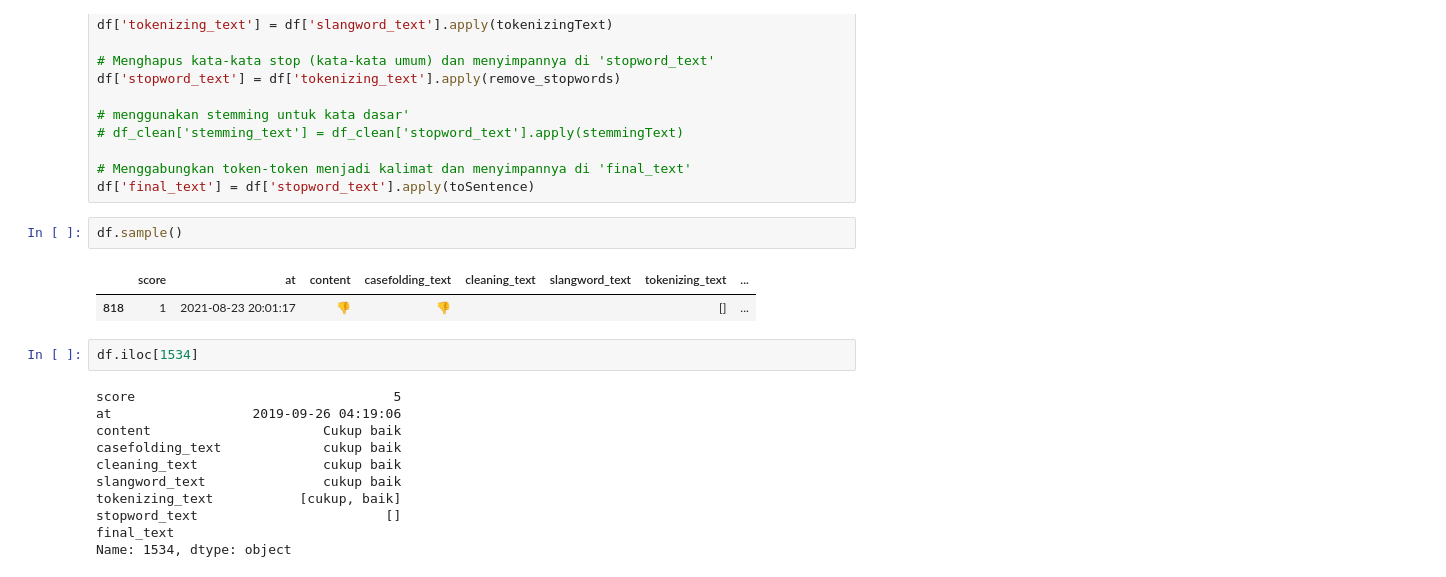
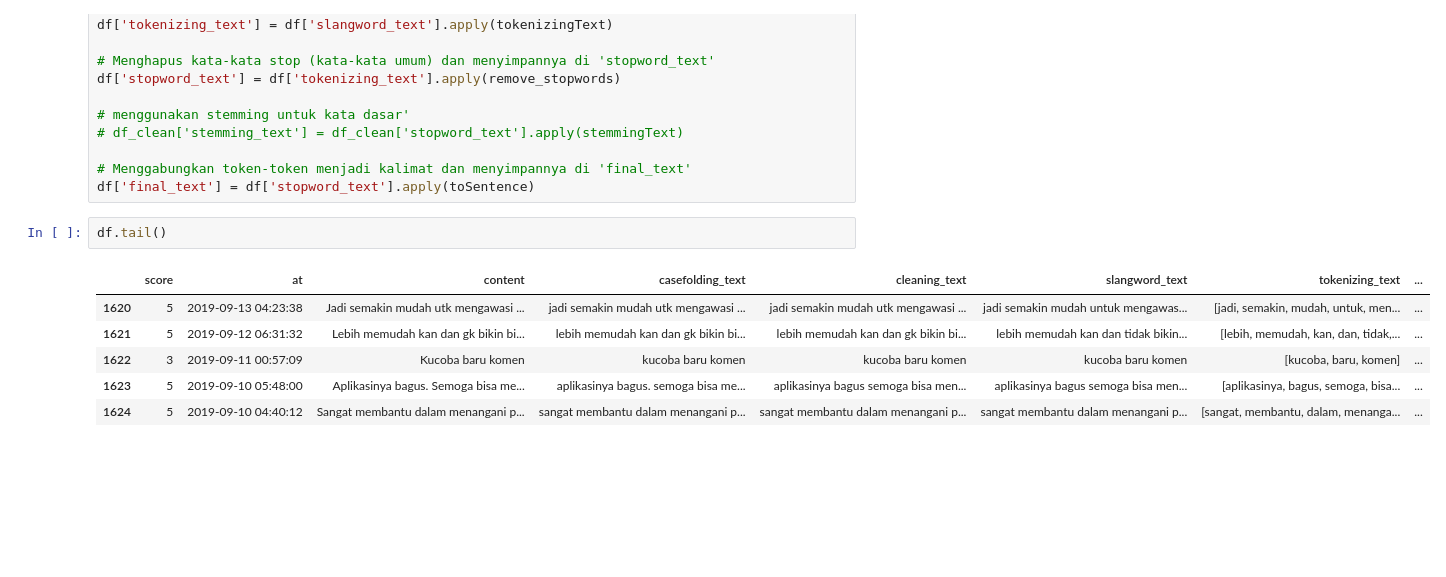
Before and after one commit to irma-damaiyanti25/capstone-dicoding, a Jupyter notebook: model/modeling.ipynb, the cells around one changed output. Drawn from its saved outputs; the diff is of its cells as text; blank space fills up the shorter version.

```diff
--- a/model/modeling.ipynb
+++ b/model/modeling.ipynb
@@ -366,20 +366,11 @@ df['stopword_text'] = df['tokenizing_text'].apply(remove_stopwords)
 # Menggabungkan token-token menjadi kalimat dan menyimpannya di 'final_text'
 df['final_text'] = df['stopword_text'].apply(toSentence)
 # %%
-df.sample()
+df.tail()
 # %% [output]
 |  | score | at | content | casefolding_text | cleaning_text | slangword_text | tokenizing_text | ... |
-| 818 | 1 | 2021-08-23 20:01:17 | 👎 | 👎 |  |  | [] | ... |
+| 1620 | 5 | 2019-09-13 04:23:38 | Jadi semakin mudah utk mengawasi ... | jadi semakin mudah utk mengawasi ... | jadi semakin mudah utk mengawasi ... | jadi semakin mudah untuk mengawas... | [jadi, semakin, mudah, untuk, men... | ... |
+| 1621 | 5 | 2019-09-12 06:31:32 | Lebih memudah kan dan gk bikin bi... | lebih memudah kan dan gk bikin bi... | lebih memudah kan dan gk bikin bi... | lebih memudah kan dan tidak bikin... | [lebih, memudah, kan, dan, tidak,... | ... |
+| 1622 | 3 | 2019-09-11 00:57:09 | Kucoba baru komen | kucoba baru komen | kucoba baru komen | kucoba baru komen | [kucoba, baru, komen] | ... |
+| 1623 | 5 | 2019-09-10 05:48:00 | Aplikasinya bagus. Semoga bisa me... | aplikasinya bagus. semoga bisa me... | aplikasinya bagus semoga bisa men... | aplikasinya bagus semoga bisa men... | [aplikasinya, bagus, semoga, bisa... | ... |
+| 1624 | 5 | 2019-09-10 04:40:12 | Sangat membantu dalam menangani p... | sangat membantu dalam menangani p... | sangat membantu dalam menangani p... | sangat membantu dalam menangani p... | [sangat, membantu, dalam, menanga... | ... |
-# %%
-df.iloc[1534]
-# %% [output]
-score                                 5
-at                  2019-09-26 04:19:06
-content                      Cukup baik
-casefolding_text             cukup baik
-cleaning_text                cukup baik
-slangword_text               cukup baik
-tokenizing_text           [cukup, baik]
-stopword_text                        []
-final_text
-Name: 1534, dtype: object
```
